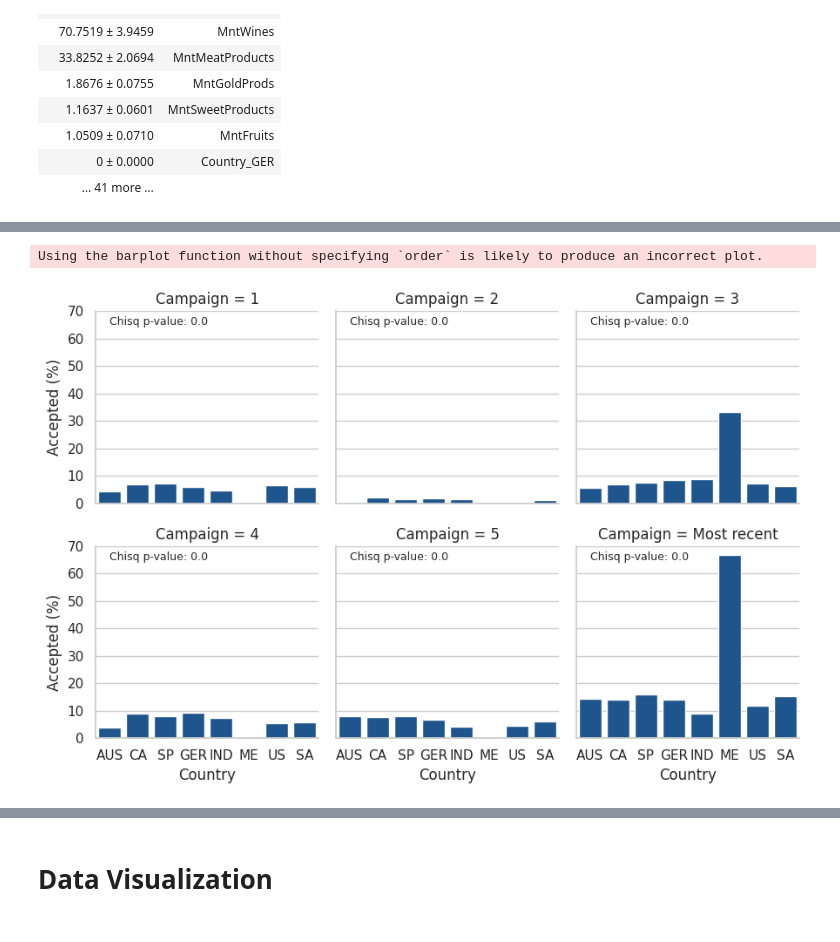
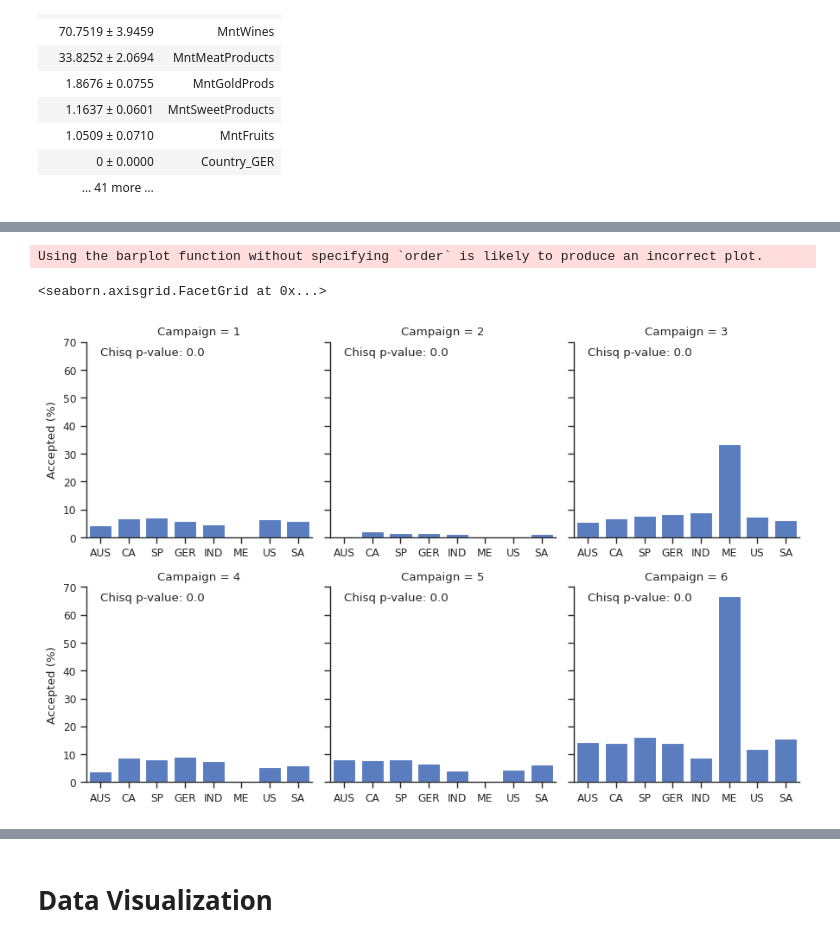
Before and after one commit to sservaes/marketing_analysis, a Jupyter notebook: marketing_analysis.ipynb, the cells around one changed output, grey strips where cells are left out. Saved outputs shown, nothing was run; the diff lists cells and outputs as text; code cells hidden in the pictures.

```diff
--- a/marketing_analysis.ipynb
+++ b/marketing_analysis.ipynb
@@ -11,9 +11,9 @@ import seaborn as sns
 # Set notebook options
 pd.set_option('display.max_columns', None)
 %matplotlib inline
-sns.set_context('notebook')
-sns.set_style('whitegrid')
-sns.set_palette('Blues_r')
+sns.set_context('paper', font_scale = 1)
+sns.set_style('ticks')
+sns.set_palette('muted')
 
 # turn off warnings for final notebook
 # import warnings
@@ -471,14 +544,14 @@ df_cam['Campaign'] = df_cam['Campaign'].replace({'AcceptedCmp1': '1',
                                                 'AcceptedCmp3': '3',
                                                 'AcceptedCmp4': '4',
                                                 'AcceptedCmp5': '5',
-                                                 'Response': 'Most recent'
+                                                 'Response': '6'
                                                 })
 
 # choropleth plot
 import plotly.express as px
 
 fig = px.choropleth(df_cam, locationmode='ISO-3', color='Accepted (%)', facet_col='Campaign', facet_col_wrap=2,
-                    facet_row_spacing=0.05, facet_col_spacing=0.01, width=700,
+                    facet_row_spacing=0.05, facet_col_spacing=0.01, width=1000, height = 1000,
                     locations='Country_code', projection='natural earth', title='Advertising Campaign Success Rate by Country'
                    )
 fig.show()
@@ -538,15 +611,18 @@ Chisq p-values:  [0.0, 0.0, 0.0, 0.0, 0.0, 0.0]
 # %%
 # plotting
 ## merge in the original country codes provided in the dataset
 countries = df[['Country', 'Country_code']].drop_duplicates().reset_index(drop=True)
 df_cam2 = df_cam.merge(countries, how='left', on='Country_code')
 df_cam2.head()
 
 ## bar graphs
-g = sns.FacetGrid(df_cam2, col='Campaign', col_wrap=3)
+g = sns.FacetGrid(df_cam2, col='Campaign', col_wrap=3, sharex = False)
 g.map(sns.barplot, 'Country', 'Accepted (%)')
 for ax, pval in zip(g.axes.flat, stat_results):
-    ax.text(0, 65, "Chisq p-value: "+str(pval), fontsize=9) #add text
+    ax.text(0, 65, "Chisq p-value: "+str(pval)) #add text
+
+g.set_axis_labels('', clear_inner = True)
 # %% [output]
 Using the barplot function without specifying `order` is likely to produce an incorrect plot.
+<seaborn.axisgrid.FacetGrid at 0x...>
-[figure, old version]
+[figure, new version]
```
Also changed, not shown: parts of 32 cells of this notebook.
